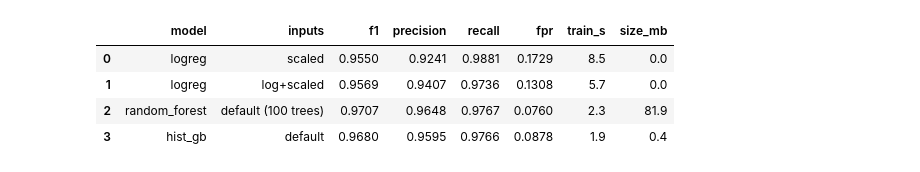
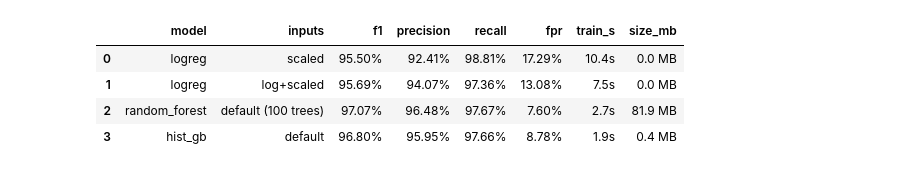
Before and after one commit to Abdullah-AboOun/CyberShield, a Jupyter notebook: notebooks/03_model_selection.ipynb, the cells around one changed output. Saved outputs shown, nothing was run; the diff lists cells and outputs as text; code cells hidden in the pictures.

```diff
--- a/notebooks/03_model_selection.ipynb
+++ b/notebooks/03_model_selection.ipynb
@@ -46,25 +97,26 @@ For logistic regression we try two inputs: plain **scaling** (`StandardScaler`:
 # %%
-from sklearn.linear_model import LogisticRegression
-from sklearn.ensemble import RandomForestClassifier, HistGradientBoostingClassifier
-from sklearn.preprocessing import StandardScaler, FunctionTransformer
-
-def logreg(log=False):
+def make_logreg(use_log=False):
     steps = [("preprocess", build_preprocessor())]
-    if log:
-        steps.append(("log", FunctionTransformer(np.log1p)))  # safe: we checked there are no negative values
-    steps += [("scale", StandardScaler()), ("classifier", LogisticRegression(max_iter=2000))]
+    if use_log:
+        steps.append(("log", FunctionTransformer(np.log1p)))  # safe: no negative values
+    steps += [
+        ("scale", StandardScaler()),
+        ("classifier", LogisticRegression(max_iter=2000)),
+    ]
     return Pipeline(steps)
 
-table([
-    run("logreg", logreg(), inputs="scaled"),
-    run("logreg", logreg(log=True), inputs="log+scaled"),
-    run("random_forest", build_model(), inputs="default (100 trees)"),
-    run("hist_gb", build_model(HistGradientBoostingClassifier(random_state=SEED)), inputs="default"),
-])
+
+baseline_rows = [
+    run_experiment("logreg", make_logreg(use_log=False), inputs="scaled"),
+    run_experiment("logreg", make_logreg(use_log=True), inputs="log+scaled"),
+    run_experiment("random_forest", build_model(), inputs="default (100 trees)"),
+    run_experiment("hist_gb", build_model(HistGradientBoostingClassifier(random_state=SEED)), inputs="default"),
+]
+format_results(baseline_rows)
 # %% [output]
 |  | model | inputs | f1 | precision | recall | fpr | train_s | size_mb |
-| 0 | logreg | scaled | 0.9550 | 0.9241 | 0.9881 | 0.1729 | 8.5 | 0.0 |
-| 1 | logreg | log+scaled | 0.9569 | 0.9407 | 0.9736 | 0.1308 | 5.7 | 0.0 |
-| 2 | random_forest | default (100 trees) | 0.9707 | 0.9648 | 0.9767 | 0.0760 | 2.3 | 81.9 |
-| 3 | hist_gb | default | 0.9680 | 0.9595 | 0.9766 | 0.0878 | 1.9 | 0.4 |
+| 0 | logreg | scaled | 95.50% | 92.41% | 98.81% | 17.29% | 10.4s | 0.0 MB |
+| 1 | logreg | log+scaled | 95.69% | 94.07% | 97.36% | 13.08% | 7.5s | 0.0 MB |
+| 2 | random_forest | default (100 trees) | 97.07% | 96.48% | 97.67% | 7.60% | 2.7s | 81.9 MB |
+| 3 | hist_gb | default | 96.80% | 95.95% | 97.66% | 8.78% | 1.9s | 0.4 MB |
 # %% [markdown]
```
Also changed, not shown: parts of 18 cells of this notebook, 2 other files.
